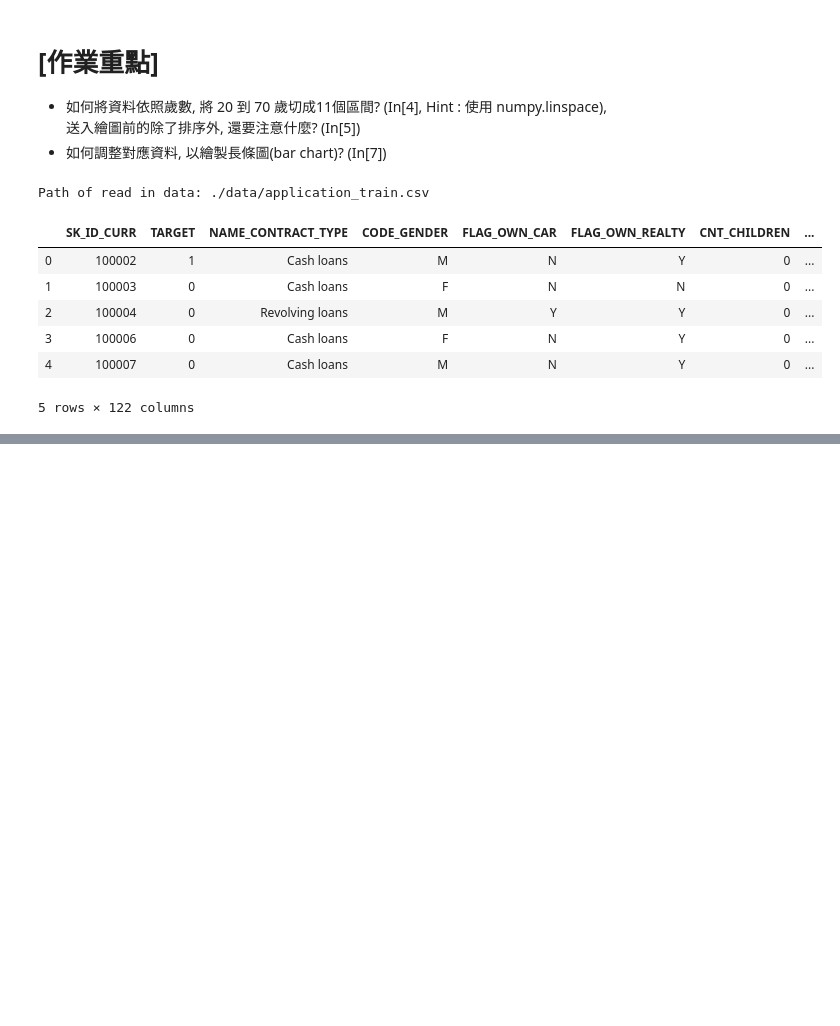
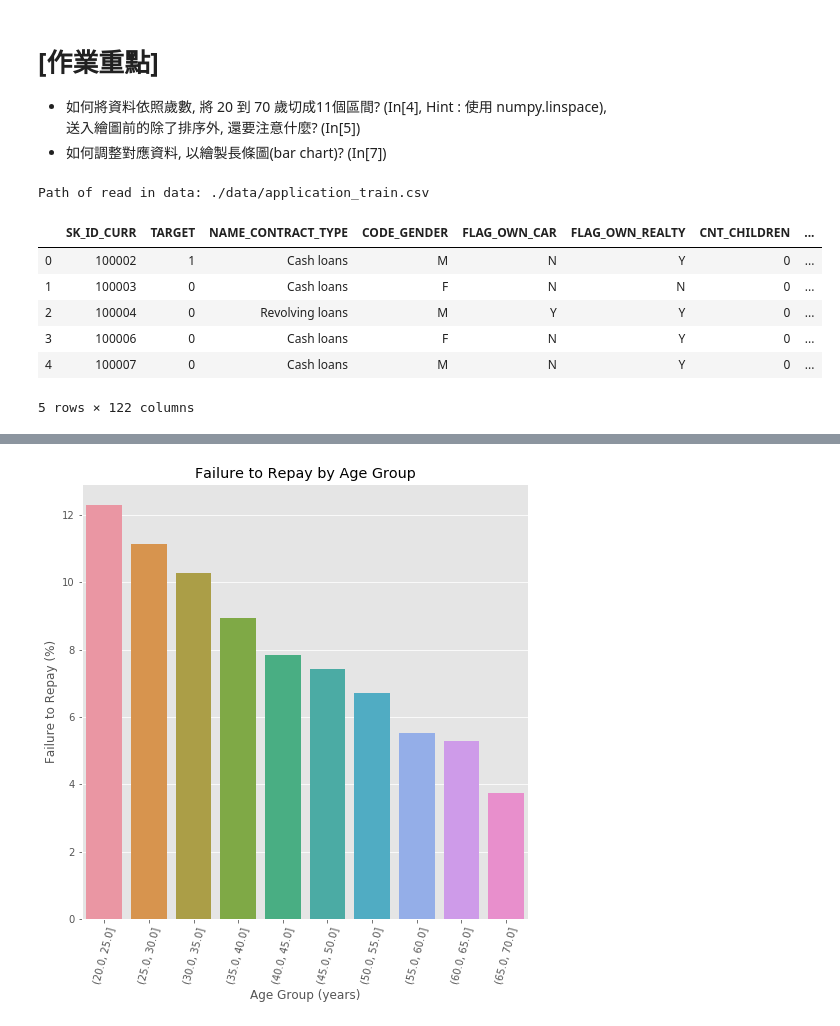
Before and after one commit to elsana20/-1st-DL-CVMarathon, a Jupyter notebook: HomeWork/Day_016_HW.ipynb, the cells around one changed output, grey strips where cells are left out. Saved outputs shown, nothing was run; the diff lists cells and outputs as text; code cells hidden in the pictures; blank space fills up the shorter version.

```diff
--- a/HomeWork/Day_016_HW.ipynb
+++ b/HomeWork/Day_016_HW.ipynb
@@ -118,14 +133,20 @@ age_groups
 # %%
 plt.figure(figsize = (8, 8))
 
 # 以年齡區間為 x, target 為 y 繪製 barplot
 """
 Your Code Here
 """
-px = bin_cut
-py =  age_data['YEARS_BINNED']
+px = age_groups.index.astype(str)
+#Index.astype（self，dtype，copy = True）
+#創建一個將值強制轉換為dtypes的索引。新索引的類由dtype確定。
+#如果無法進行轉換，則會引發ValueError異常。
+py = 100 * age_groups['TARGET']
+#TARGET為小數點，所以乘上100
 sns.barplot(px, py)
 
 # Plot labeling
 plt.xticks(rotation = 75); plt.xlabel('Age Group (years)'); plt.ylabel('Failure to Repay (%)')
 plt.title('Failure to Repay by Age Group');
+# %% [output]
+[figure, added]
```
Also changed, not shown: parts of 3 cells of this notebook.
